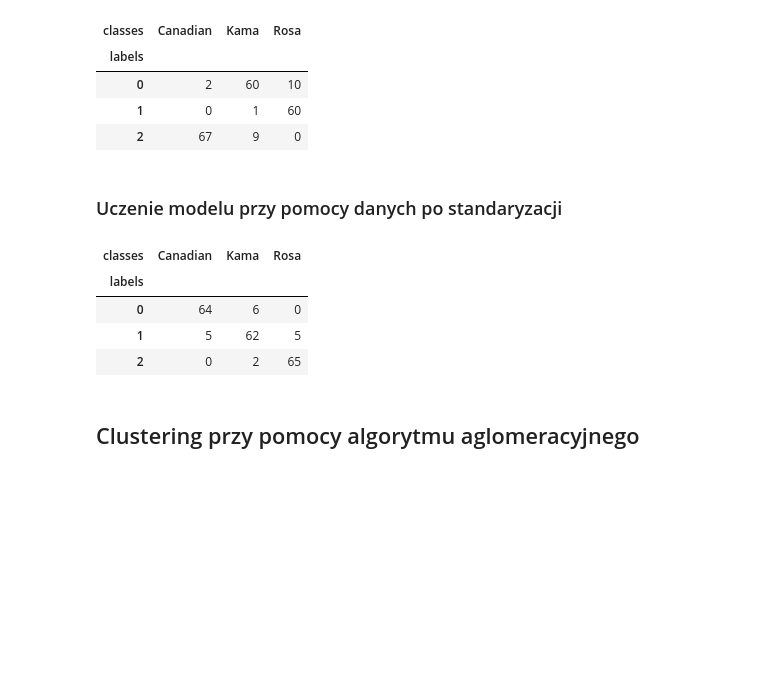
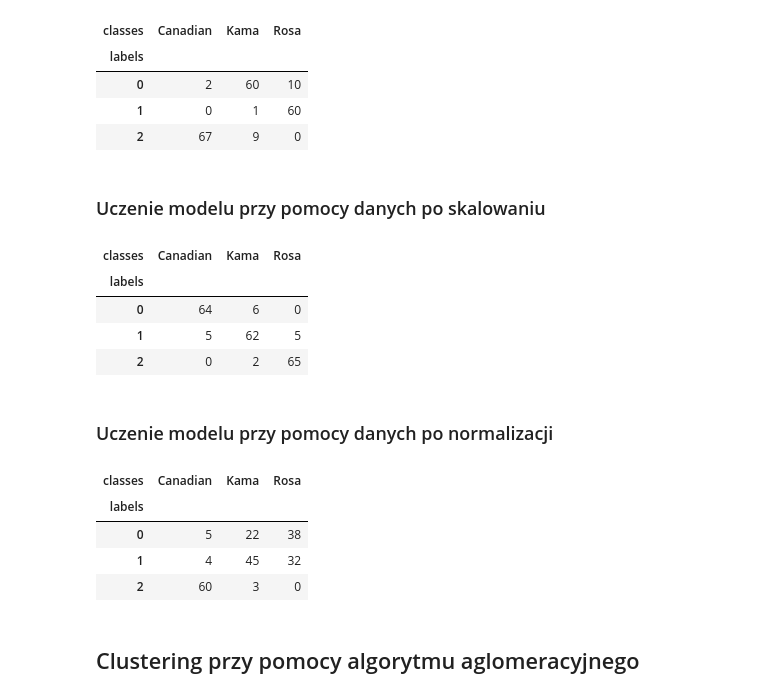
Before and after one commit to lynxoo/dmi_ue_wro, a Jupyter notebook: Zadanie_lab4.ipynb, the cells around one changed output. Cells and saved outputs as stored; diff of their text form; code cells hidden in the pictures; blank space fills up the shorter version.

```diff
--- a/Zadanie_lab4.ipynb
+++ b/Zadanie_lab4.ipynb
@@ -175,7 +175,7 @@ ct
 | 1 | 0 | 1 | 60 |
 | 2 | 67 | 9 | 0 |
 # %% [markdown]
-### Uczenie modelu przy pomocy danych po standaryzacji
+### Uczenie modelu przy pomocy danych po skalowaniu
 # %%
 from sklearn.pipeline import make_pipeline
 from sklearn.preprocessing import StandardScaler
@@ -195,6 +195,26 @@ ct
 | 0 | 64 | 6 | 0 |
 | 1 | 5 | 62 | 5 |
 | 2 | 0 | 2 | 65 |
+# %% [markdown]
+### Uczenie modelu przy pomocy danych po normalizacji
+# %%
+from sklearn.preprocessing import Normalizer
+
+normalizer = Normalizer()
+kmeans = KMeans(n_clusters = 3)
+pipeline = make_pipeline(normalizer, kmeans)
+pipeline.fit(samples)
+labels = pipeline.predict(samples)
+df = pd.DataFrame({'labels': labels, 'classes': classes})
+ct = pd.crosstab(df['labels'], df['classes'])
+
+ct
+# %% [output]
+| classes | Canadian | Kama | Rosa |
+| labels |  |  |  |
+| 0 | 5 | 22 | 38 |
+| 1 | 4 | 45 | 32 |
+| 2 | 60 | 3 | 0 |
 # %% [markdown]
 ## Clustering przy pomocy algorytmu aglomeracyjnego
 # %%
```
Also changed, not shown: parts of 1 cell of this notebook.
